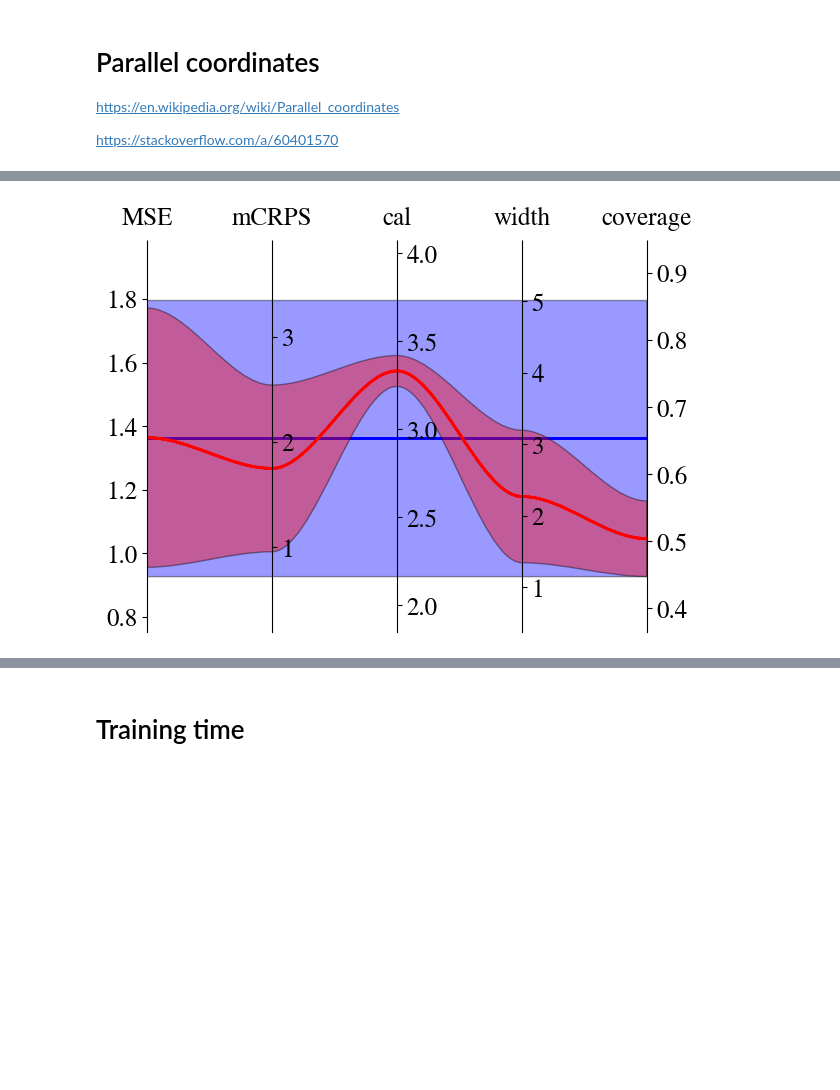
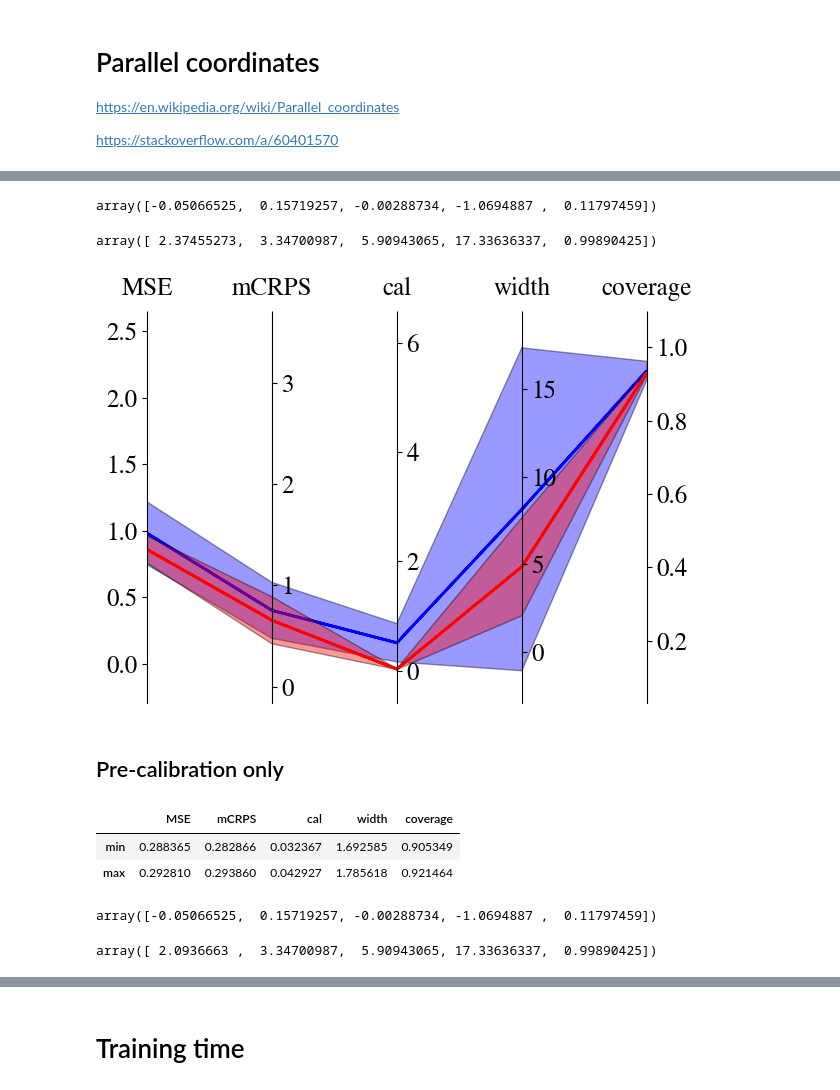
Before and after one commit to MicheleUIT/Probabilistic-load-forecasting-with-Reservoir-Computing, a Jupyter notebook: plots.ipynb, the cells around one changed output, grey strips where cells are left out. Drawn from its saved outputs; the diff is of its cells as text; code cells hidden in the pictures; blank space fills up the shorter version.

```diff
--- a/plots.ipynb
+++ b/plots.ipynb
@@ -356,15 +384,25 @@ result
+# %%
+np.stack(ymins).min(axis=0)
+# %% [output]
+array([-0.05066525,  0.15719257, -0.00288734, -1.0694887 ,  0.11797459])
+# %%
+np.stack(ymaxs).max(axis=0)
+# %% [output]
+array([ 2.37455273,  3.34700987,  5.90943065, 17.33636337,  0.99890425])
 # %%
 # organize the data
 ys = result.values
 ynames = result.columns
-ymins = ys.min(axis=0)
-ymaxs = ys.max(axis=0)
+# ymin = ys.min(axis=0)
+# ymaxs = ys.max(axis=0)
+ymins = np.array([-0.05066525,  0.15719257, -0.00288734, -1.0694887 ,  0.11797459])
+ymaxs = np.array([ 2.37455273,  3.34700987,  5.90943065, 17.33636337,  0.99890425])
 dys = ymaxs - ymins
 for i in range(len(dys)):
     if dys[i]==0:
         dys[i] = 0.05
-ymins -= dys * 0.2  # add 20% padding below and above
-ymaxs += dys * 0.2
+ymins -= dys * 0.1  # add 20% padding below and above
+ymaxs += dys * 0.1
 dys = ymaxs - ymins
 
 # transform all data to be compatible with the main axis
@@ -388,34 +426,61 @@ host.set_xticks(range(ys.shape[1]))
 host.set_xticklabels(ynames, fontsize=18)
 host.tick_params(axis='x', which='major', pad=7)
 host.spines['right'].set_visible(False)
 host.xaxis.tick_top()
 # host.set_title('Parallel Coordinates Plot', fontsize=18)
 
 colors = ['b','b','r','r']
 for j in range(0,4,2):
 
     # create bezier curves for the standard deviations
     lin = np.linspace(0, ys.shape[1] - 1, ys.shape[1] * 3 - 2, endpoint=True)
     verts = np.concatenate([np.stack([  lin, np.repeat(zs[j, :], 3)[1:-1]]).T,
                             np.flip(np.stack([lin, np.repeat(zs[j+1, :], 3)[1:-1]]).T, axis=0),
                             np.asarray([[lin[0], zs[j,0]]])
                             ])
-    # for x,y in verts: host.plot(x, y, 'go') # to show the control points of the beziers
+    # straight lines
+    lin2 = np.linspace(0, ys.shape[1] - 1, 5, endpoint=True)
+    verts2 = np.concatenate([np.stack([lin2, zs[j,:]]).T,
+                             np.flip(np.stack([lin2, zs[j+1,:]]).T, axis=0),
+                             np.asarray([[lin2[0], zs[j,0]]])
+                            ])
+    # for x,y in verts2: host.plot(x, y, 'go') # to show the control points of the beziers
+
+    # bezier curves
     codes = [Path.MOVETO] + [Path.CURVE4 for _ in range(int(len(verts)/2) - 1)] + [Path.LINETO] + [Path.CURVE4 for _ in range(int(len(verts)/2) - 1)] + [Path.LINETO]
-    path = Path(verts, codes)
+    # straight lines
+    codes2 = [Path.MOVETO] + [Path.LINETO for _ in range(len(verts2)-1)]
+
+    path = Path(verts2, codes2)
+
     patch = patches.PathPatch(path, facecolor=colors[j], alpha=0.4, lw=1, edgecolor=None)
     host.add_patch(patch)
+
     # add mean path
+    # bezier curves
     mean = np.mean(np.stack([np.repeat(zs[j, :], 3)[1:-1], np.repeat(zs[j+1, :], 3)[1:-1]]),axis=0)
     verts_m = np.concatenate([np.stack([lin, mean]).T,
                             np.flip(np.stack([lin, mean]).T, axis=0),
                             np.asarray([[lin[0], mean[0]]])
                             ])
+    # straight lines
+    mean2 = np.mean(np.stack([zs[j, :], zs[j+1, :]]),axis=0)
+    verts_m2 = np.concatenate([np.stack([lin2, mean2]).T,
+                            np.flip(np.stack([lin2, mean2]).T, axis=0),
+                            np.asarray([[lin2[0], mean2[0]]])
+                            ])
+
+    # brezier curves
     codes_m = [Path.MOVETO] + [Path.CURVE4 for _ in range(int(len(verts)/2) - 1)] + [Path.LINETO] + [Path.CURVE4 for _ in range(int(len(verts)/2) - 1)] + [Path.LINETO]
-    path_m = Path(verts_m, codes_m)
+    # straight lines
+    codes_m2 = [Path.MOVETO] + [Path.LINETO for _ in range(int(len(verts2)) - 1)]
+
+    path_m = Path(verts_m2, codes_m2)
     patch_m = patches.PathPatch(path_m, facecolor=None, lw=2, edgecolor=colors[j])
     host.add_patch(patch_m)
 plt.tight_layout()
 plt.show()
 # %% [output]
-[figure, old version]
+[figure, new version]
+# %% [markdown]
+## Pre-calibration only
@@ -421,0 +490,6 @@ plt.show()
+# %%
+result
+# %% [output]
+|  | MSE | mCRPS | cal | width | coverage |
+| min | 0.288365 | 0.282866 | 0.032367 | 1.692585 | 0.905349 |
+| max | 0.292810 | 0.293860 | 0.042927 | 1.785618 | 0.921464 |
@@ -421,0 +505,8 @@ plt.show()
+# %%
+np.stack(ymins).min(axis=0)
+# %% [output]
+array([-0.05066525,  0.15719257, -0.00288734, -1.0694887 ,  0.11797459])
+# %%
+np.stack(ymaxs).max(axis=0)
+# %% [output]
+array([ 2.0936663 ,  3.34700987,  5.90943065, 17.33636337,  0.99890425])
```
Also changed, not shown: parts of 14 cells of this notebook, 2 other files.
